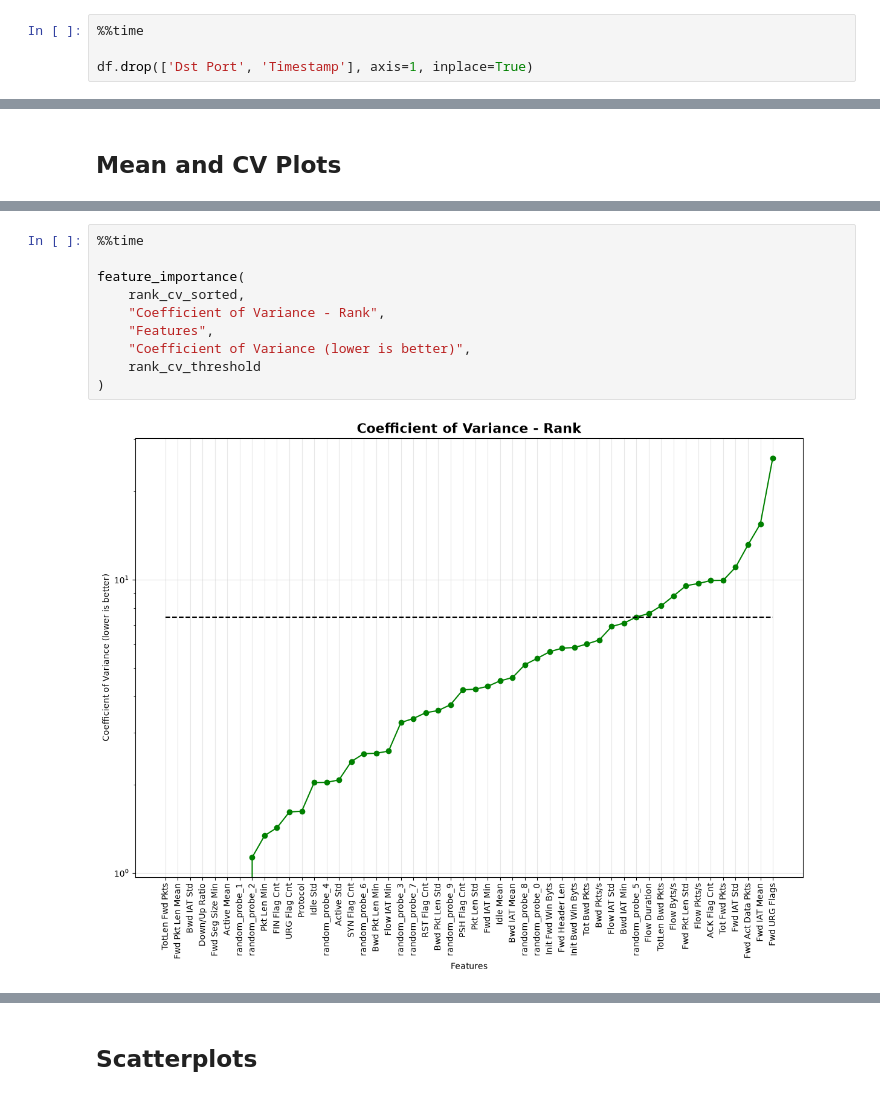
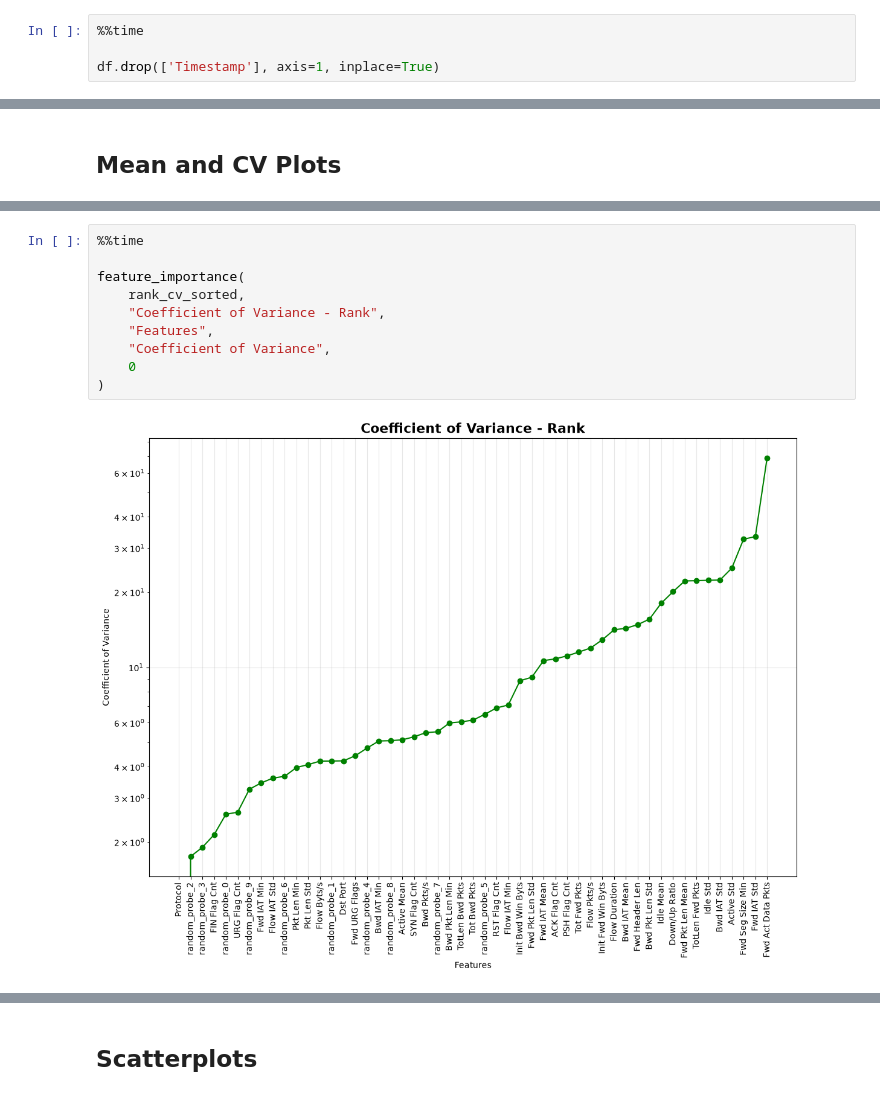
Before and after one commit to KostasEreksonas/NIDS_EDA, a Jupyter notebook: CSE_CIC_IDS2018/CSE_CIC_IDS2018_EDA.ipynb, the cells around one changed output, grey strips where cells are left out. Drawn from its saved outputs; the diff is of its cells as text.

Commit message:
Updated plots

```diff
--- a/CSE_CIC_IDS2018/CSE_CIC_IDS2018_EDA.ipynb
+++ b/CSE_CIC_IDS2018/CSE_CIC_IDS2018_EDA.ipynb
@@ -317,5 +317,5 @@ Column count before deletion: 81
 # %%
 %%time
 
-df.drop(['Dst Port', 'Timestamp'], axis=1, inplace=True)
+df.drop(['Timestamp'], axis=1, inplace=True)
 # %% [output]
@@ -1193,12 +1195,12 @@ Wall time: 1.06 s
 # %%
 %%time
 
 feature_importance(
     rank_cv_sorted,
     "Coefficient of Variance - Rank",
     "Features",
-    "Coefficient of Variance (lower is better)",
-    rank_cv_threshold
+    "Coefficient of Variance",
+    0
 )
 # %% [output]
-[figure, old version]
+[figure, new version]
```
Also changed, not shown: parts of 85 cells of this notebook, 18 other files.
